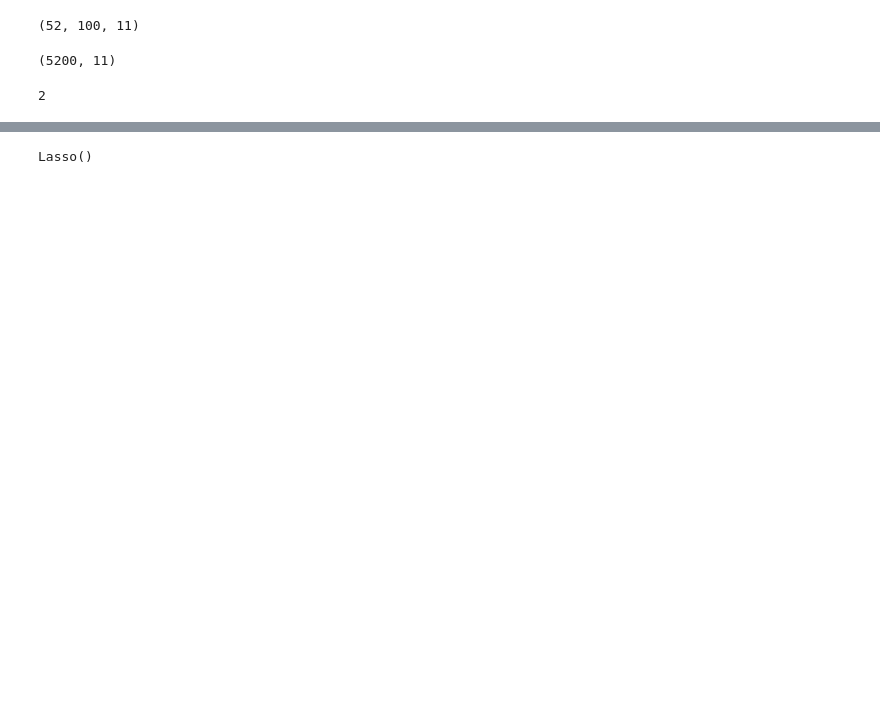
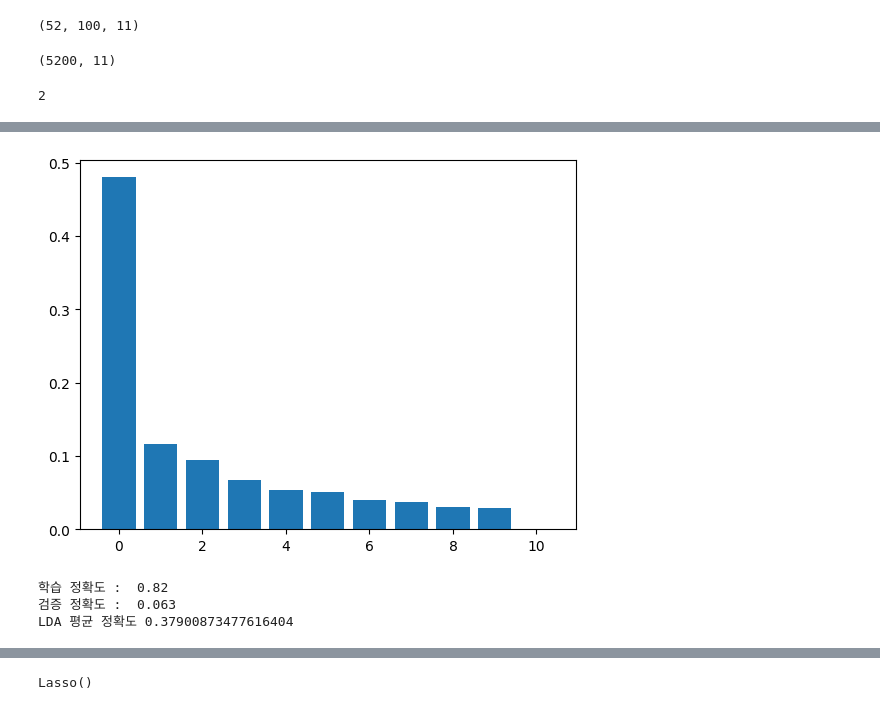
Before and after one commit to CG05/BillboardAnalitics, a Jupyter notebook: modeltest/test2022.ipynb, the cells around one changed output, grey strips where cells are left out. Saved outputs shown, nothing was run; the diff lists cells and outputs as text; code cells hidden in the pictures; blank space fills up the shorter version.

```diff
--- a/modeltest/test2022.ipynb
+++ b/modeltest/test2022.ipynb
@@ -347,0 +425,5 @@ X_train, X_test, y_train, y_test = train_test_split(X, y, test_size=0.2, shuffle
+# %%
+plt.bar(x, lda.explained_variance_ratio_)
+plt.show()
+# %% [output]
+[figure, added]
@@ -347,0 +435,18 @@ X_train, X_test, y_train, y_test = train_test_split(X, y, test_size=0.2, shuffle
+# %%
+from sklearn.neighbors import KNeighborsRegressor
+
+KNN = KNeighborsRegressor(n_neighbors=n_component_size)
+KNN.fit(X_train_lda, y_train)
+
+y_predicted = KNN.predict(X_test_lda)
+
+train_score = KNN.score(X_train_lda, y_train)
+test_score = KNN.score(X_test_lda, y_test)
+
+print('학습 정확도 : ', round(train_score, 3))
+print('검증 정확도 : ', round(test_score, 3))
+print("LDA 평균 정확도", np.mean(cross_val_score(KNN, X_train, y_train, cv=5)))
+# %% [output]
+학습 정확도 :  0.82
+검증 정확도 :  0.063
+LDA 평균 정확도 0.37900873477616404
```
Also changed, not shown: parts of 15 cells of this notebook, 2 other files.
